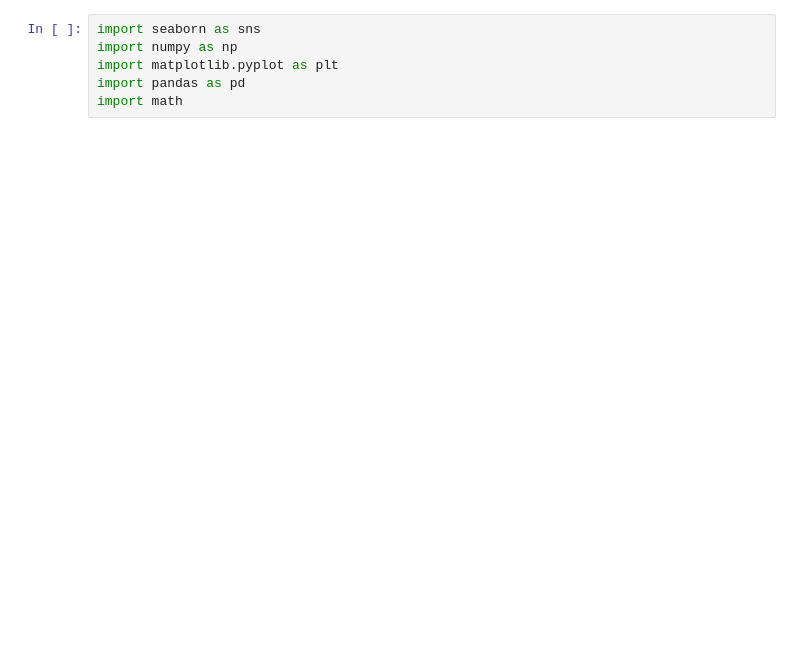
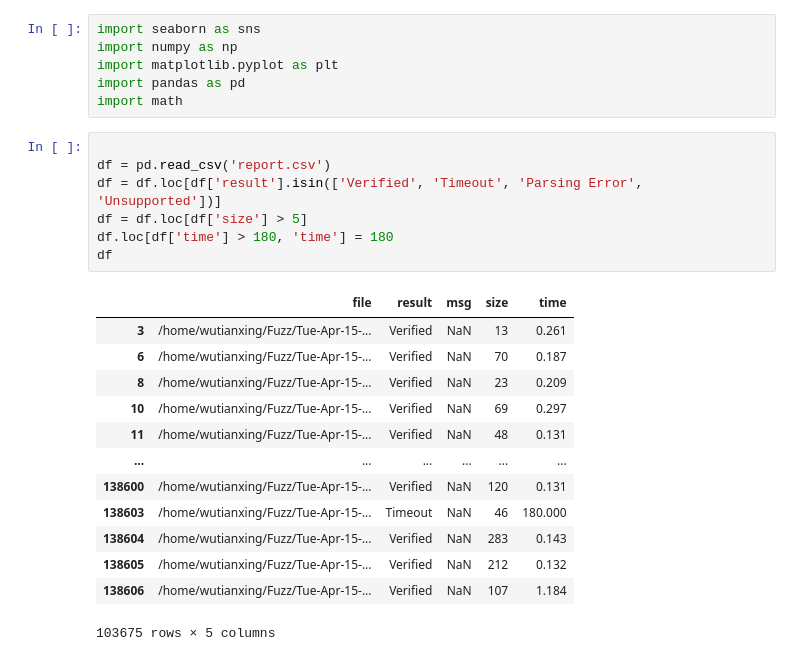
Before and after one commit to TerenceNg03/c2-translation-validation, a Jupyter notebook: Analysis/analysis.ipynb, the cells around one changed output. Drawn from its saved outputs; the diff is of its cells as text; blank space fills up the shorter version.

```diff
--- a/Analysis/analysis.ipynb
+++ b/Analysis/analysis.ipynb
@@ -4,3 +4,24 @@ import numpy as np
 import matplotlib.pyplot as plt
 import pandas as pd
 import math
+# %%
+
+df = pd.read_csv('report.csv')
+df = df.loc[df['result'].isin(['Verified', 'Timeout', 'Parsing Error', 'Unsupported'])]
+df = df.loc[df['size'] > 5]
+df.loc[df['time'] > 180, 'time'] = 180
+df
+# %% [output]
+|  | file | result | msg | size | time |
+| 3 | /home/wutianxing/Fuzz/Tue-Apr-15-... | Verified | NaN | 13 | 0.261 |
+| 6 | /home/wutianxing/Fuzz/Tue-Apr-15-... | Verified | NaN | 70 | 0.187 |
+| 8 | /home/wutianxing/Fuzz/Tue-Apr-15-... | Verified | NaN | 23 | 0.209 |
+| 10 | /home/wutianxing/Fuzz/Tue-Apr-15-... | Verified | NaN | 69 | 0.297 |
+| 11 | /home/wutianxing/Fuzz/Tue-Apr-15-... | Verified | NaN | 48 | 0.131 |
+| ... | ... | ... | ... | ... | ... |
+| 138600 | /home/wutianxing/Fuzz/Tue-Apr-15-... | Verified | NaN | 120 | 0.131 |
+| 138603 | /home/wutianxing/Fuzz/Tue-Apr-15-... | Timeout | NaN | 46 | 180.000 |
+| 138604 | /home/wutianxing/Fuzz/Tue-Apr-15-... | Verified | NaN | 283 | 0.143 |
+| 138605 | /home/wutianxing/Fuzz/Tue-Apr-15-... | Verified | NaN | 212 | 0.132 |
+| 138606 | /home/wutianxing/Fuzz/Tue-Apr-15-... | Verified | NaN | 107 | 1.184 |
+103675 rows × 5 columns
```
Also changed, not shown: parts of 6 cells of this notebook, 1 other file.
